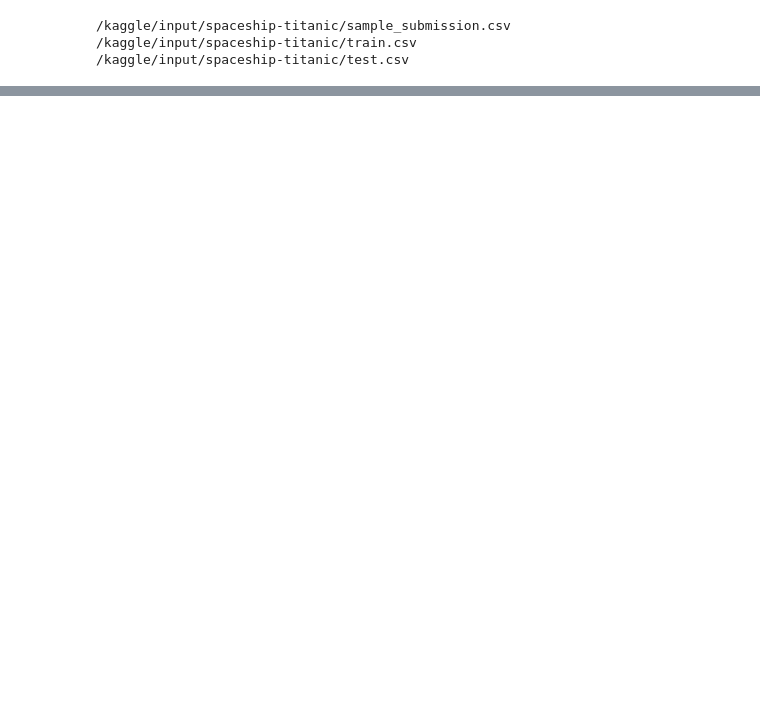
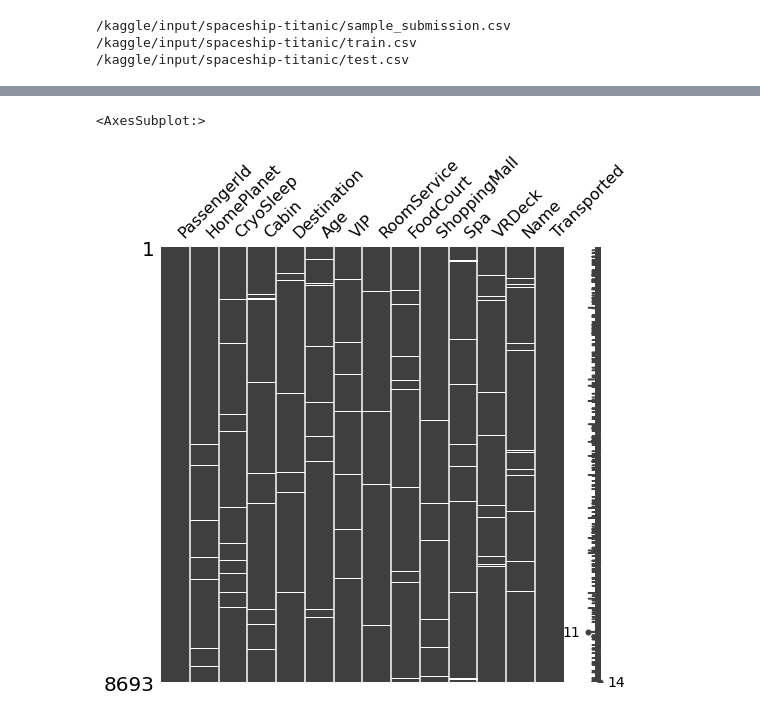
Before and after one commit to sinjy1203/kaggle_MyNotebook, a Jupyter notebook: spaceshiptitanic-binaryclassification-1.ipynb, the cells around one changed output, grey strips where cells are left out. Saved outputs shown, nothing was run; the diff lists cells and outputs as text; code cells hidden in the pictures; blank space fills up the shorter version.

```diff
--- a/spaceshiptitanic-binaryclassification-1.ipynb
+++ b/spaceshiptitanic-binaryclassification-1.ipynb
@@ -57,0 +131,6 @@ print(3)
+# %%
+import missingno as msno
+msno.matrix(df=train.iloc[:, :], figsize=(8, 8))
+# %% [output]
+<AxesSubplot:>
+[figure, added]
```
Also changed, not shown: parts of 20 cells of this notebook.
